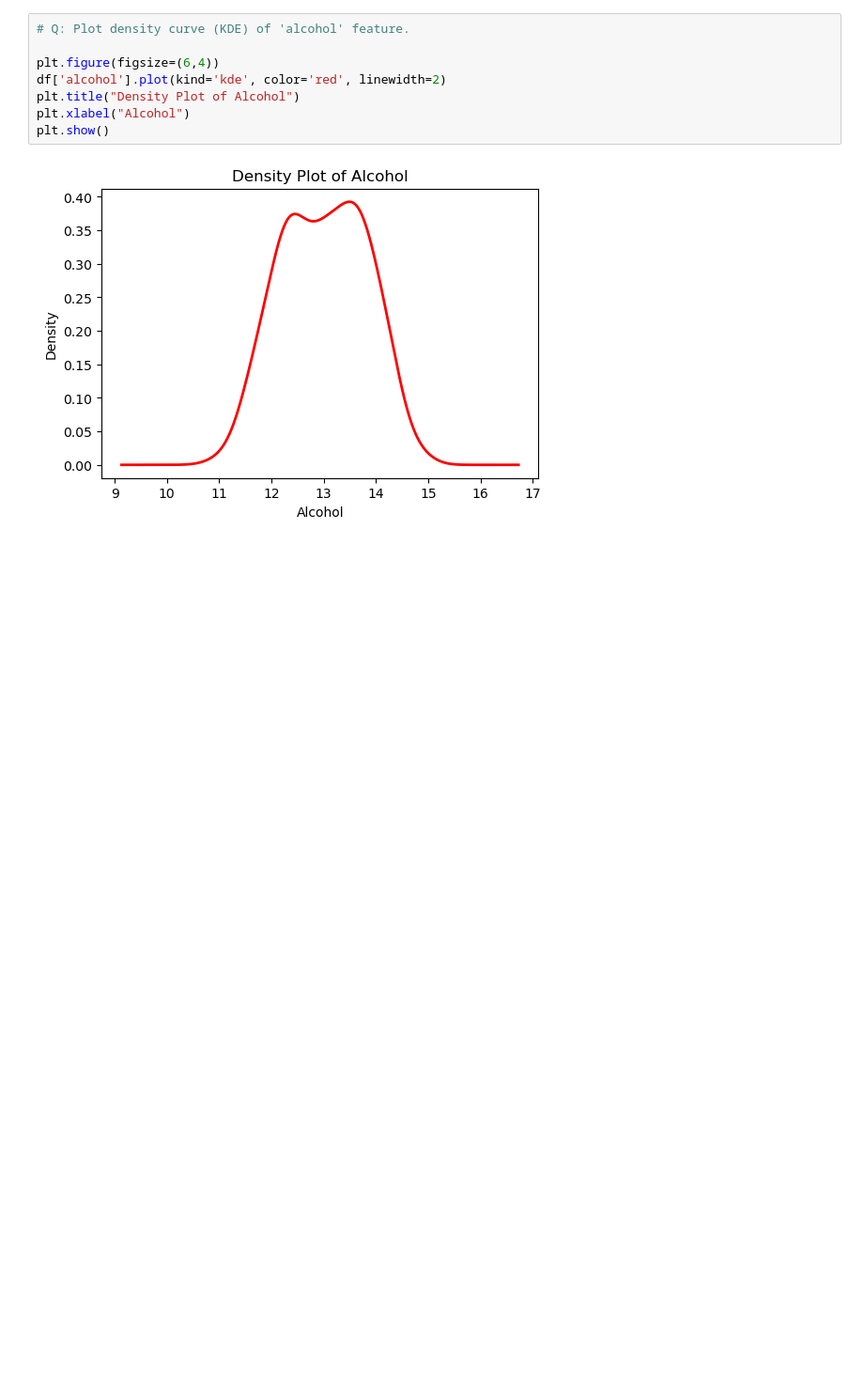
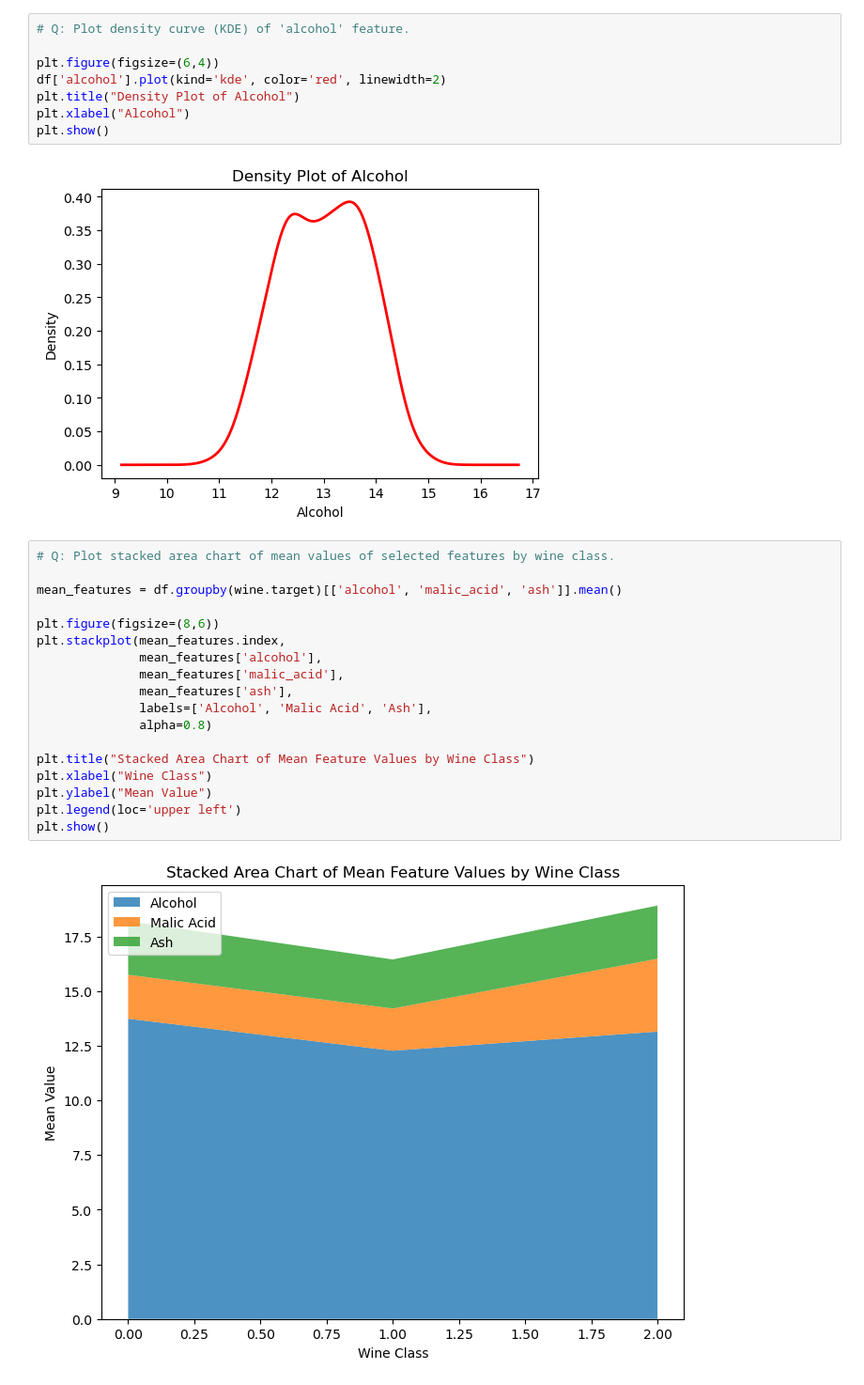
Before and after one commit to md-faiyazkhan/ml-practice, a Jupyter notebook: Matplotlib/Matplotlib.ipynb, the cells around one changed output. Shown at 94% size. Drawn from its saved outputs; the diff is of its cells as text; blank space fills up the shorter version.

```diff
--- a/Matplotlib/Matplotlib.ipynb
+++ b/Matplotlib/Matplotlib.ipynb
@@ -239,3 +239,23 @@ plt.xlabel("Alcohol")
 plt.show()
 # %% [output]
 [figure]
+# %%
+# Q: Plot stacked area chart of mean values of selected features by wine class.
+
+mean_features = df.groupby(wine.target)[['alcohol', 'malic_acid', 'ash']].mean()
+
+plt.figure(figsize=(8,6))
+plt.stackplot(mean_features.index,
+              mean_features['alcohol'],
+              mean_features['malic_acid'],
+              mean_features['ash'],
+              labels=['Alcohol', 'Malic Acid', 'Ash'],
+              alpha=0.8)
+
+plt.title("Stacked Area Chart of Mean Feature Values by Wine Class")
+plt.xlabel("Wine Class")
+plt.ylabel("Mean Value")
+plt.legend(loc='upper left')
+plt.show()
+# %% [output]
+[figure, added]
```
